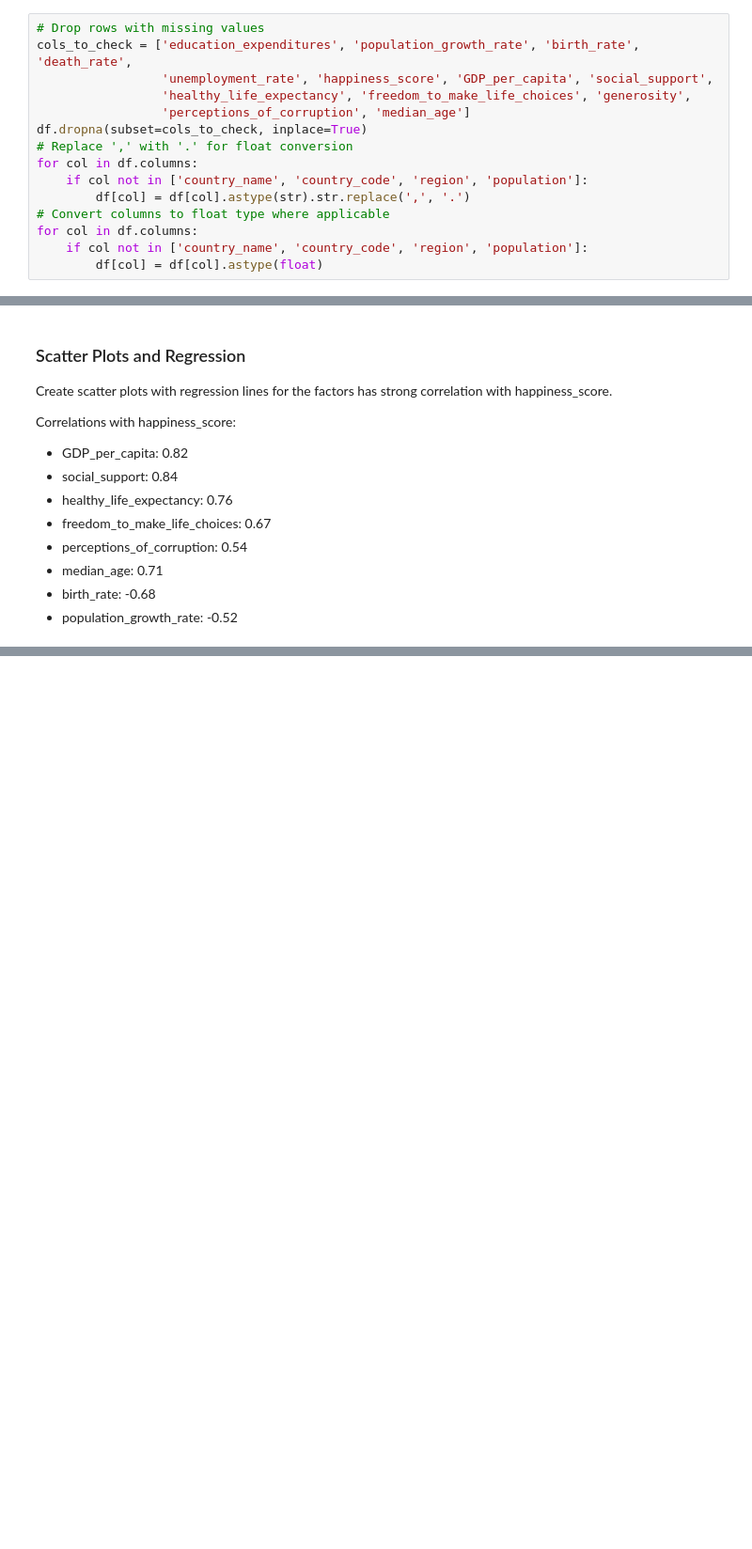
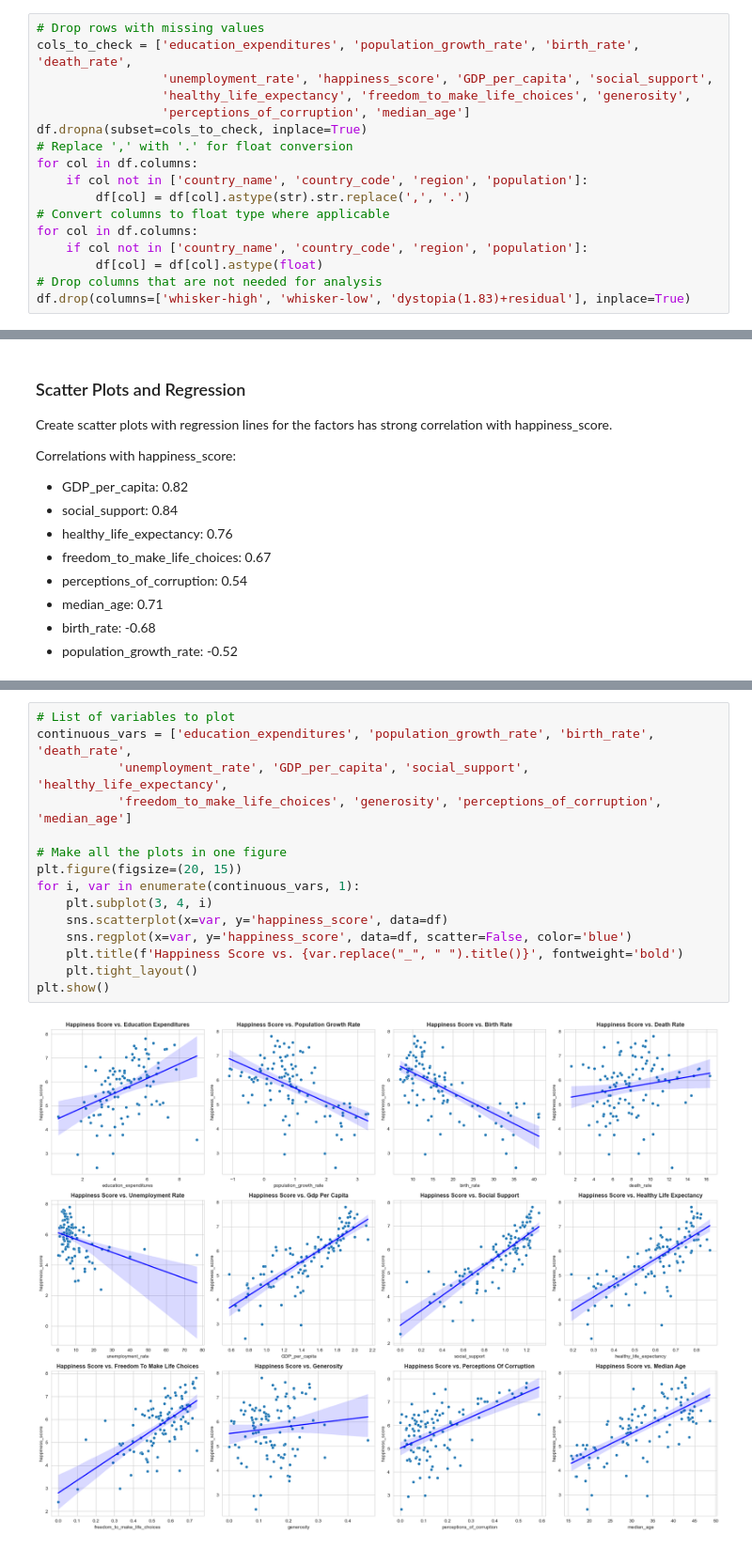
Before and after one commit to onalanb/Measuring-Global-Happiness, a Jupyter notebook: final_analysis.ipynb, the cells around one changed output, grey strips where cells are left out. Shown at 94% size. Saved outputs shown, nothing was run; the diff lists cells and outputs as text; blank space fills up the shorter version.

```diff
--- a/midterm_analysis.ipynb
+++ b/final_analysis.ipynb
@@ -41,5 +42,7 @@ for col in df.columns:
 for col in df.columns:
     if col not in ['country_name', 'country_code', 'region', 'population']:
         df[col] = df[col].astype(float)
+# Drop columns that are not needed for analysis
+df.drop(columns=['whisker-high', 'whisker-low', 'dystopia(1.83)+residual'], inplace=True)
 # %% [markdown]
 ### View Data
@@ -297,0 +245,17 @@ plt.show()
+# %%
+# List of variables to plot
+continuous_vars = ['education_expenditures', 'population_growth_rate', 'birth_rate', 'death_rate',
+           'unemployment_rate', 'GDP_per_capita', 'social_support', 'healthy_life_expectancy',
+           'freedom_to_make_life_choices', 'generosity', 'perceptions_of_corruption', 'median_age']
+
+# Make all the plots in one figure
+plt.figure(figsize=(20, 15))
+for i, var in enumerate(continuous_vars, 1):
+    plt.subplot(3, 4, i)
+    sns.scatterplot(x=var, y='happiness_score', data=df)
+    sns.regplot(x=var, y='happiness_score', data=df, scatter=False, color='blue')
+    plt.title(f'Happiness Score vs. {var.replace("_", " ").title()}', fontweight='bold')
+    plt.tight_layout()
+plt.show()
+# %% [output]
+[figure, added]
```
Also changed, not shown: parts of 9 cells of this notebook.
